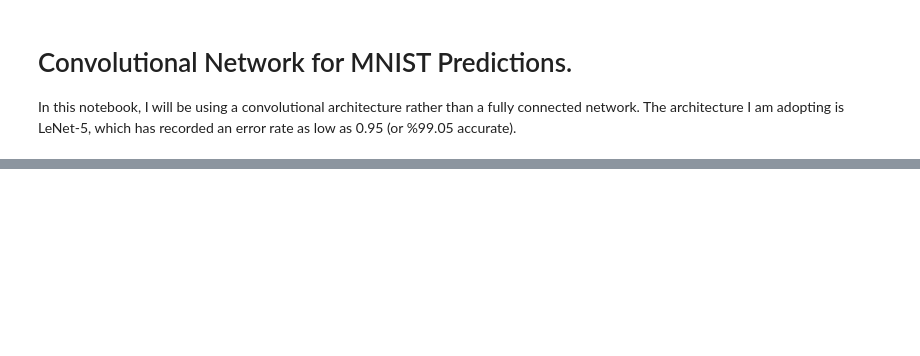
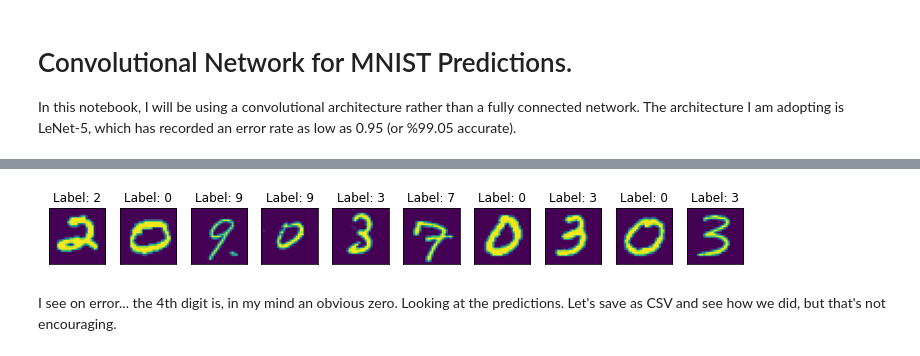
Before and after one commit to wcneill/kaggle, a Jupyter notebook: mnist/lnet5_mnist.ipynb, the cells around one changed output, grey strips where cells are left out. Cells and saved outputs as stored; diff of their text form; code cells hidden in the pictures; blank space fills up the shorter version.

```diff
--- a/mnist/lnet5_mnist.ipynb
+++ b/mnist/lnet5_mnist.ipynb
@@ -117,0 +200,3 @@ for e in range(epochs):
+# %%
+unk_set = MNIST('data/test.csv', labels=False)
+unk_loader = DataLoader(unk_set, batch_size=32, num_workers=4, shuffle=False)
@@ -117,0 +234,16 @@ for e in range(epochs):
+# %%
+images = iter(unk_loader).next()
+
+fig, axes = plt.subplots(1, 10, figsize=(10,10))
+
+for i in range(10):
+    axes[i].set_title(f'Label: {sub_df.loc[i, "Label"]}')
+    axes[i].imshow(images[i])
+    axes[i].set_xticks([])
+    axes[i].set_yticks([])
+plt.tight_layout()
+plt.show()
+# %% [output]
+[figure, added]
+# %% [markdown]
+I see on error... the 4th digit is, in my mind an obvious zero. Looking at the predictions. Let's save as CSV and see how we did, but that's not encouraging.
```
Also changed, not shown: parts of 20 cells of this notebook, 1 other file.
